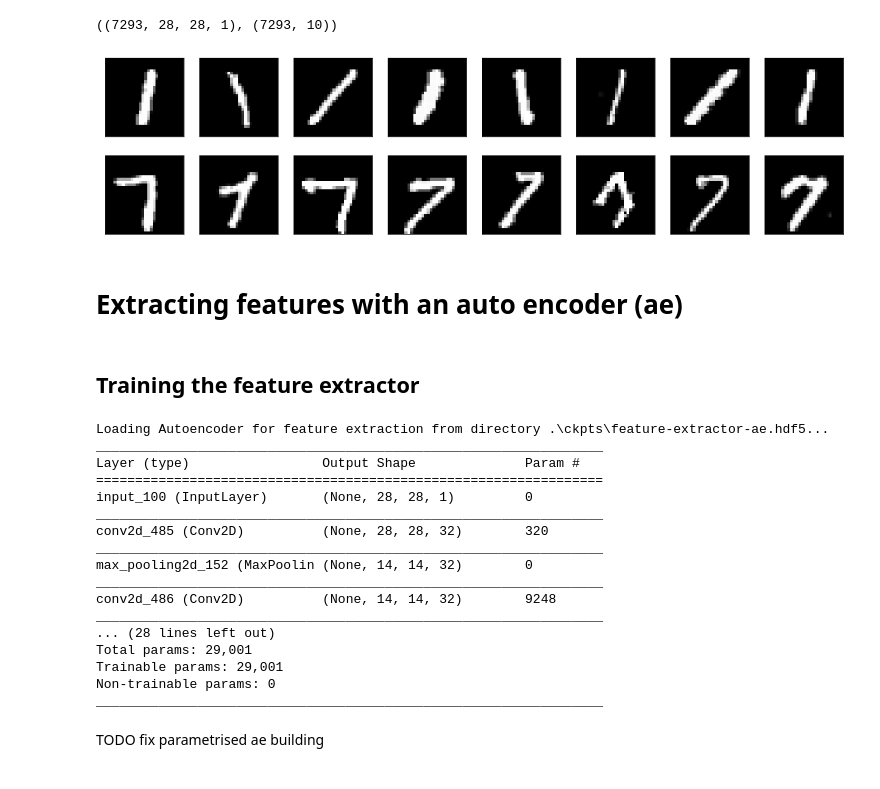
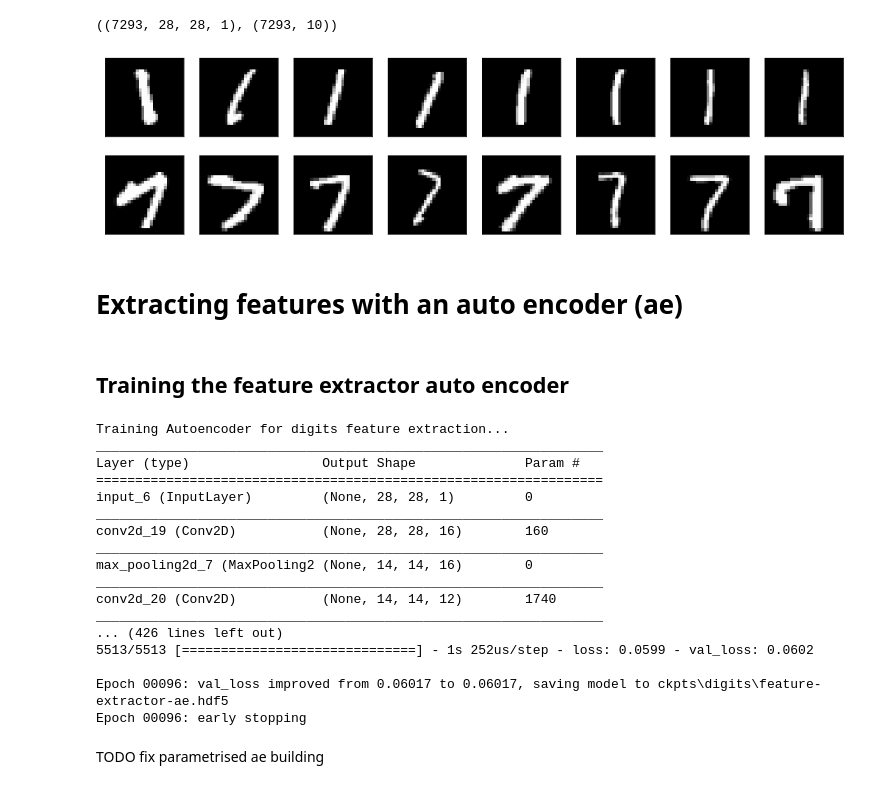
Before and after one commit to ChiShao/cnn-auto-encoder, a Jupyter notebook: anomaly_detector.ipynb, the cells around one changed output. Drawn from its saved outputs; the diff is of its cells as text; code cells hidden in the pictures.

```diff
--- a/anomaly_detector.ipynb
+++ b/anomaly_detector.ipynb
@@ -134,10 +143,11 @@ def plot_samples(row_one, row_two, f_plot, outfile=""):
         hide_axis(ax)
     if outfile!="":
         plt.savefig(outfile)
-# %%
-plot_samples(X_normal_train, X_anomaly_train, plot_mnist,"imgs/ones-and-sevens.png")
-# %% [output]
-[figure, removed]
+# %%
+path = os.path.join(img_path,"{}-{}.png".format(NORMAL_STR,ANOMALY_STR))
+plot_samples(X_normal_train, X_anomaly_train, plot_mnist,path)
+# %% [output]
+[figure, added]
 # %% [markdown]
 # Extracting features with an auto encoder (ae)
 # %%
@@ -212,18 +222,18 @@ def build_conv_ae(
     autoencoder.compile(optimizer="adadelta", loss="binary_crossentropy")
     return autoencoder, encoder, decoder
 # %% [markdown]
-## Training the feature extractor
+## Training the feature extractor auto encoder
 # %%
-ckpt_loc = os.path.join(os.curdir, "ckpts", "feature-extractor-ae.hdf5")
+ckpt_loc = os.path.join(ckpt_path,"feature-extractor-ae.hdf5")
 
 if os.path.isfile(ckpt_loc):
-    print("Loading Autoencoder for feature extraction from directory %s..." % ckpt_loc)
+    print("Loading Autoencoder for %s feature extraction from directory %s..." % (USE_CASE,ckpt_loc))
     ae = load_model(ckpt_loc)
     encoder, decoder = get_codec_from_ae(ae)
     ae.summary()
 else:
-    print("Training Autoencoder for feature extraction...")
-    ae, encoder, decoder = build_conv_ae(filters=[32,32,16,3])
+    print("Training Autoencoder for %s feature extraction..." % USE_CASE)
+    ae, encoder, decoder = build_conv_ae(filters=[16,12,8,2])
     earlyStopping = EarlyStopping(
         monitor="val_loss", patience=10, verbose=1, mode="min", min_delta=0.0005
     )
@@ -244,23 +254,23 @@ else:
         callbacks=[earlyStopping, mcp_save, reduce_lr_loss],
     )
 # %% [output]
-Loading Autoencoder for feature extraction from directory .\ckpts\feature-extractor-ae.hdf5...
+Training Autoencoder for digits feature extraction...
 _________________________________________________________________
 Layer (type)                 Output Shape              Param #
 =================================================================
-input_100 (InputLayer)       (None, 28, 28, 1)         0
+input_6 (InputLayer)         (None, 28, 28, 1)         0
 _________________________________________________________________
-conv2d_485 (Conv2D)          (None, 28, 28, 32)        320
+conv2d_19 (Conv2D)           (None, 28, 28, 16)        160
 _________________________________________________________________
-max_pooling2d_152 (MaxPoolin (None, 14, 14, 32)        0
+max_pooling2d_7 (MaxPooling2 (None, 14, 14, 16)        0
 _________________________________________________________________
-conv2d_486 (Conv2D)          (None, 14, 14, 32)        9248
+conv2d_20 (Conv2D)           (None, 14, 14, 12)        1740
 _________________________________________________________________
-... (28 lines left out)
-Total params: 29,001
-Trainable params: 29,001
-Non-trainable params: 0
-_________________________________________________________________
+... (426 lines left out)
+5513/5513 [==============================] - 1s 252us/step - loss: 0.0599 - val_loss: 0.0602
+
+Epoch 00096: val_loss improved from 0.06017 to 0.06017, saving model to ckpts\digits\feature-extractor-ae.hdf5
+Epoch 00096: early stopping
 # %% [markdown]
 TODO fix parametrised ae building
 # %% [markdown]
```
Also changed, not shown: parts of 26 cells of this notebook, 1 other file.
